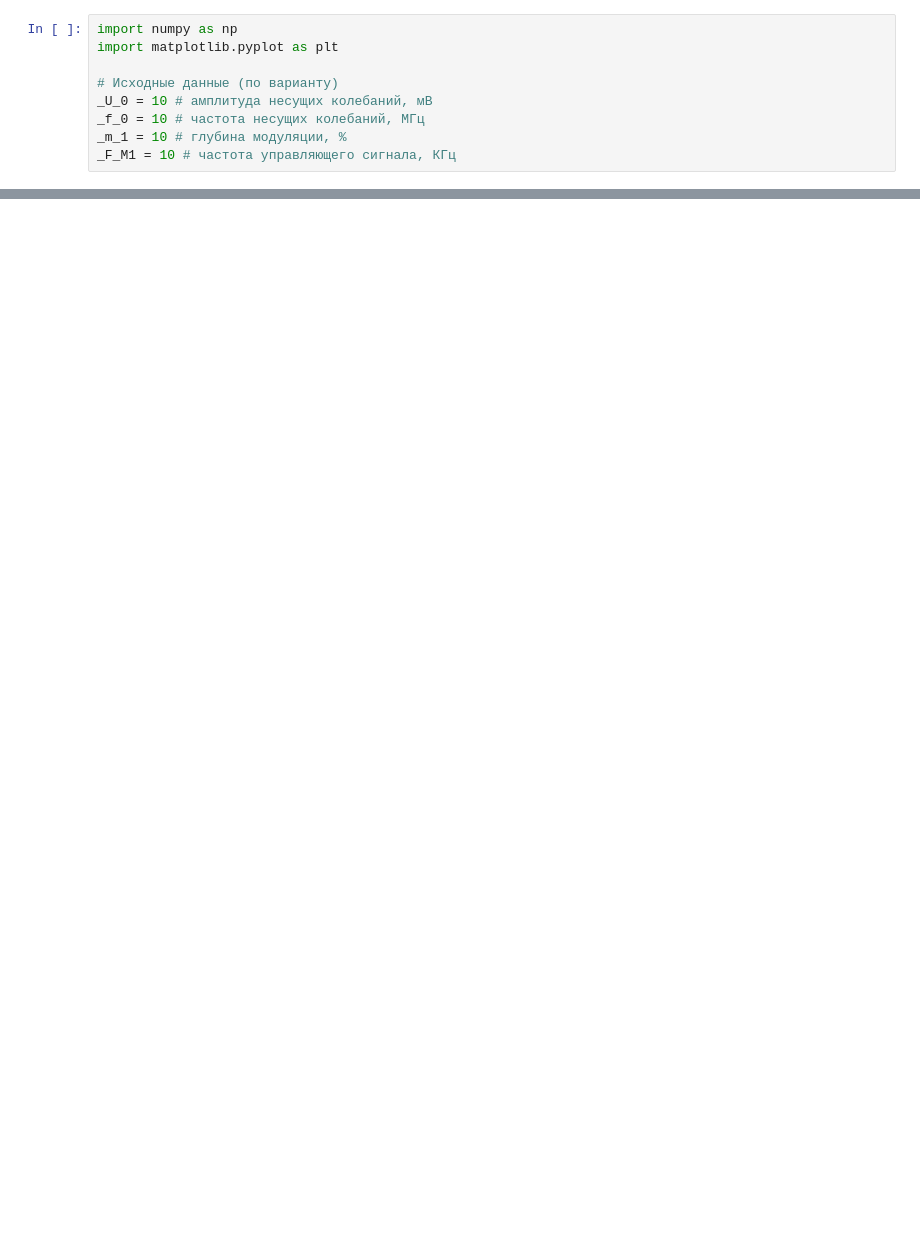
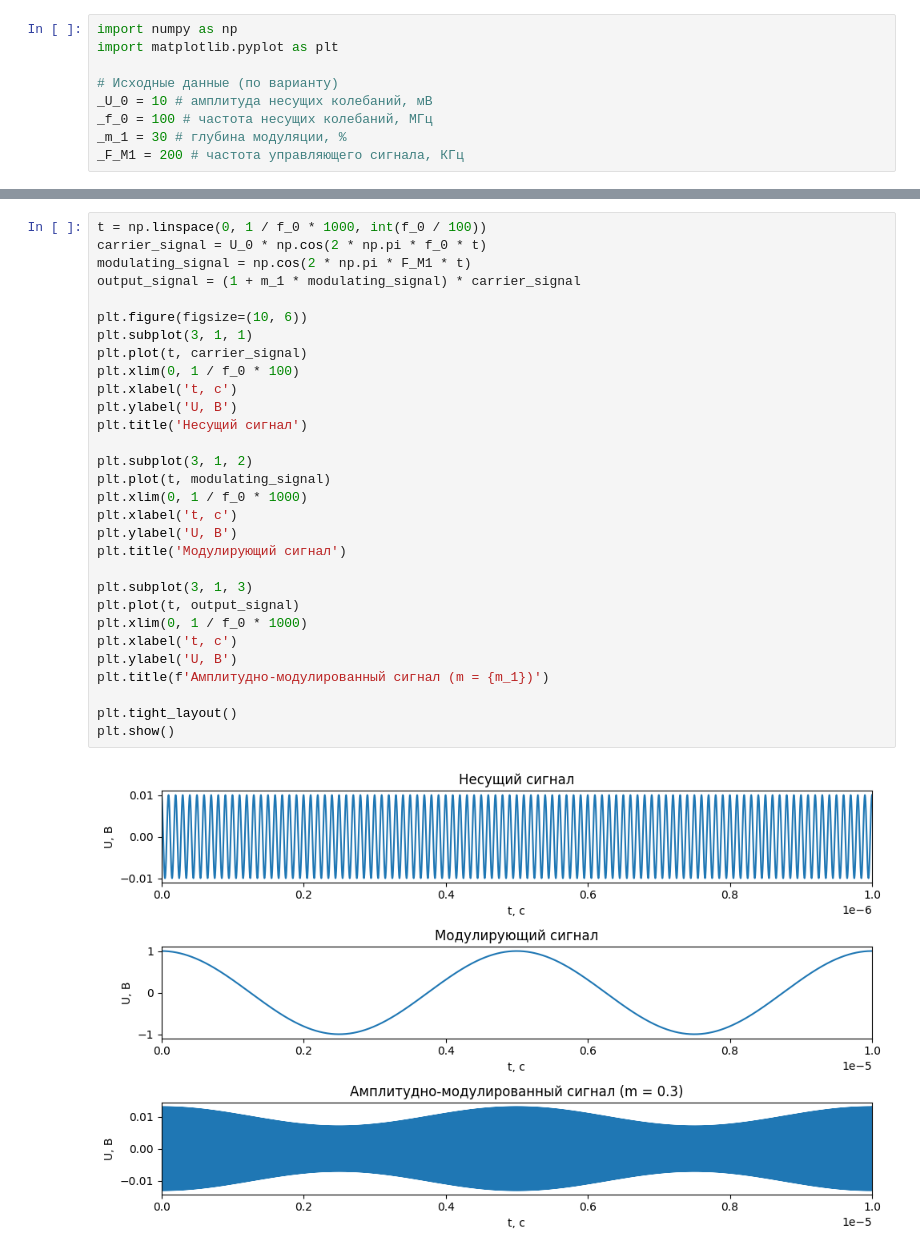
Before and after one commit to dmittrj/tzi, a Jupyter notebook: pr-3/task-1-1.ipynb, the cells around one changed output, grey strips where cells are left out. Saved outputs shown, nothing was run; the diff lists cells and outputs as text; blank space fills up the shorter version.

```diff
--- a/pr-3/task-1-1.ipynb
+++ b/pr-3/task-1-1.ipynb
@@ -4,9 +4,9 @@ import matplotlib.pyplot as plt
 
 # Исходные данные (по варианту)
 _U_0 = 10 # амплитуда несущих колебаний, мВ
-_f_0 = 10 # частота несущих колебаний, МГц
-_m_1 = 10 # глубина модуляции, %
-_F_M1 = 10 # частота управляющего сигнала, КГц
+_f_0 = 100 # частота несущих колебаний, МГц
+_m_1 = 30 # глубина модуляции, %
+_F_M1 = 200 # частота управляющего сигнала, КГц
 # %%
 # Перевод в систему СИ
 U_0 = _U_0 / 1000
@@ -34,0 +35,32 @@ print(f"Амплитуда верхней гармоники A_верх. = {U_0
+# %%
+t = np.linspace(0, 1 / f_0 * 1000, int(f_0 / 100))
+carrier_signal = U_0 * np.cos(2 * np.pi * f_0 * t)
+modulating_signal = np.cos(2 * np.pi * F_M1 * t)
+output_signal = (1 + m_1 * modulating_signal) * carrier_signal
+
+plt.figure(figsize=(10, 6))
+plt.subplot(3, 1, 1)
+plt.plot(t, carrier_signal)
+plt.xlim(0, 1 / f_0 * 100)
+plt.xlabel('t, с')
+plt.ylabel('U, В')
+plt.title('Несущий сигнал')
+
+plt.subplot(3, 1, 2)
+plt.plot(t, modulating_signal)
+plt.xlim(0, 1 / f_0 * 1000)
+plt.xlabel('t, с')
+plt.ylabel('U, В')
+plt.title('Модулирующий сигнал')
+
+plt.subplot(3, 1, 3)
+plt.plot(t, output_signal)
+plt.xlim(0, 1 / f_0 * 1000)
+plt.xlabel('t, с')
+plt.ylabel('U, В')
+plt.title(f'Амплитудно-модулированный сигнал (m = {m_1})')
+
+plt.tight_layout()
+plt.show()
+# %% [output]
+[figure, added]
```
Also changed, not shown: parts of 3 cells of this notebook, 1 other file.
